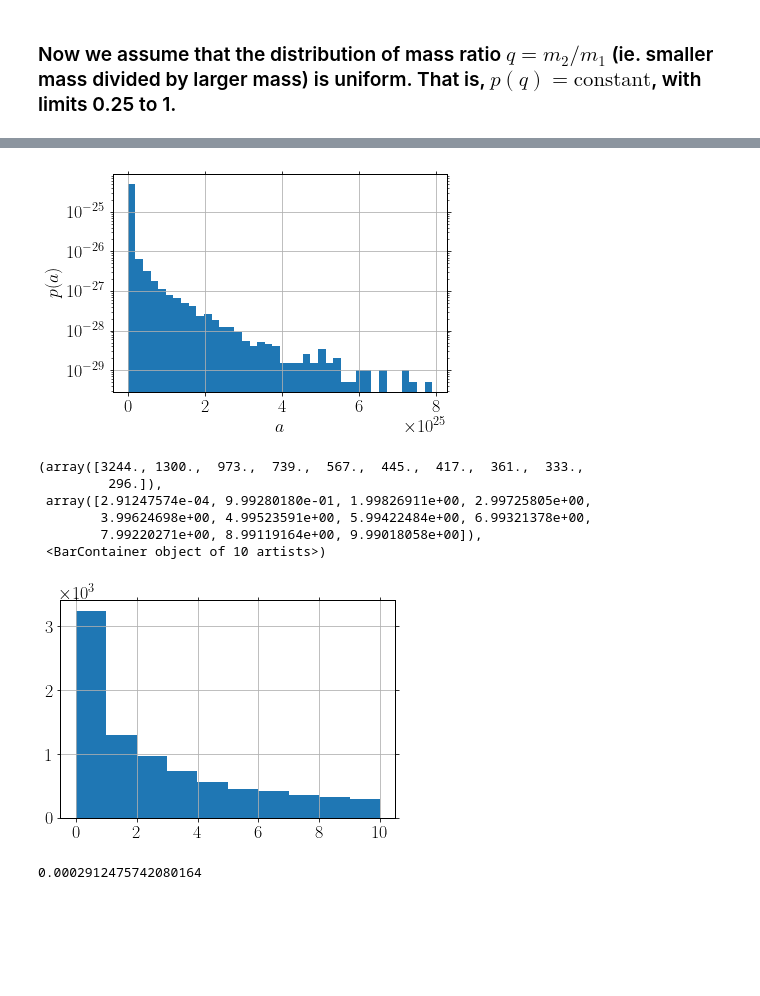
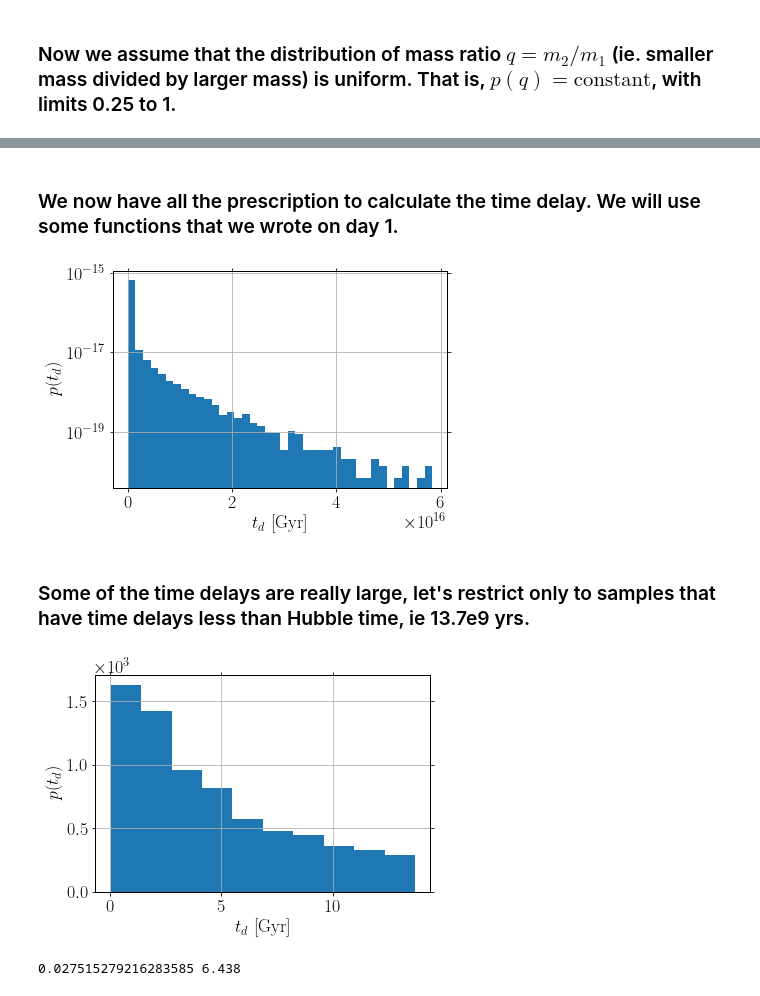
Before and after one commit to Sayantani04/ICTS_GW_2022, a Jupyter notebook: physics_of_binary_evolution/Q2_Binary_Population.ipynb, the cells around one changed output, grey strips where cells are left out. Drawn from its saved outputs; the diff is of its cells as text; code cells hidden in the pictures; blank space fills up the shorter version.

```diff
--- a/physics_of_binary_evolution/Q2_Binary_Population.ipynb
+++ b/physics_of_binary_evolution/Q2_Binary_Population.ipynb
@@ -47,9 +48,9 @@ def gen_samples_using_invcdf(func, minimum, maximum, nsamples):
     return interped_inverse_cdf(uniform_samples)
 # %%
 NSAMPLES = 100000
-primary_mass = gen_samples_using_invcdf(lambda x: x**(-2.35), 8, 150, NSAMPLES)
+primary_mass = gen_samples_using_invcdf(lambda x: x**(-2.35), 20, 150, NSAMPLES)
 m = np.linspace(8, 150, 100)
-plt.hist(primary_mass, density=True, bins=100)
+plt.hist(primary_mass, density=True, bins=40)
 plt.xlabel("$m_1$")
 plt.ylabel(r"$p(m_1)$")
 plt.yscale("log")
@@ -72,3 +73,8 @@ Calculate Remnant Mass using simple power law scaling
+# %%
+def remnant_mass(M):
+    M_remnant = (M) ** (0.75)
+    return M_remnant
 # %%
-remnant_mass = primary_mass + secondary_mass
+primary_remnant_mass = remnant_mass(primary_mass)
+secondary_remnant_mass = remnant_mass(secondary_mass)
 # %% [markdown]
@@ -85 +91,3 @@ plt.show()
+# %% [markdown]
+### We now have all the prescription to calculate the time delay. We will use some functions that we wrote on day 1.
 # %%
@@ -94,25 +101,26 @@ def lifetime_funcof_a0_in_yrs(m1,m2,a0): #input: a0 in cm
     tc = a0**4./(4.*lifetime_beta(m1,m2))
     return tc*sec_to_yr                  #output: lifetime in years
 # %%
-time_delays = lifetime_funcof_a0_in_yrs(primary_mass, secondary_mass, separation * rsun)
-plt.hist(time_delays, density=True, bins=40)
+time_delays = lifetime_funcof_a0_in_yrs(primary_remnant_mass,
+                                        secondary_remnant_mass,
+                                        separation * rsun)
+plt.hist(time_delays/1e9, density=True, bins=40)
 plt.yscale("log")
-plt.xlabel("$a$")
-plt.ylabel(r"$p(a)$")
+plt.xlabel("$t_d$ [Gyr]")
+plt.ylabel(r"$p(t_d)$")
 plt.show()
 # %% [output]
-[figure, old version]
+[figure, new version]
+# %% [markdown]
+### Some of the time delays are really large, let's restrict only to samples that have time delays less than Hubble time, ie 13.7e9 yrs.
 # %%
-plt.hist(time_delays[time_delays / 1e9 < 10]/1e9)
+plt.hist(time_delays[time_delays / 1e9 < 13.7]/1e9)
+plt.xlabel("$t_d$ [Gyr]")
+plt.ylabel(r"$p(t_d)$")
+plt.show()
 # %% [output]
-(array([3244., 1300.,  973.,  739.,  567.,  445.,  417.,  361.,  333.,
-         296.]),
- array([2.91247574e-04, 9.99280180e-01, 1.99826911e+00, 2.99725805e+00,
-        3.99624698e+00, 4.99523591e+00, 5.99422484e+00, 6.99321378e+00,
-        7.99220271e+00, 8.99119164e+00, 9.99018058e+00]),
- <BarContainer object of 10 artists>)
-[figure, old version]
+[figure, new version]
-# %%
-min(time_delays/1e9)
-# %% [output]
-0.0002912475742080164
+# %%
+print(min(time_delays) / 1e9, 100 * len(time_delays[time_delays / 1e9 < 10])/ len(time_delays))
+# %% [output]
+0.027515279216283585 6.438
```
Also changed, not shown: parts of 8 cells of this notebook, 2 other files.
